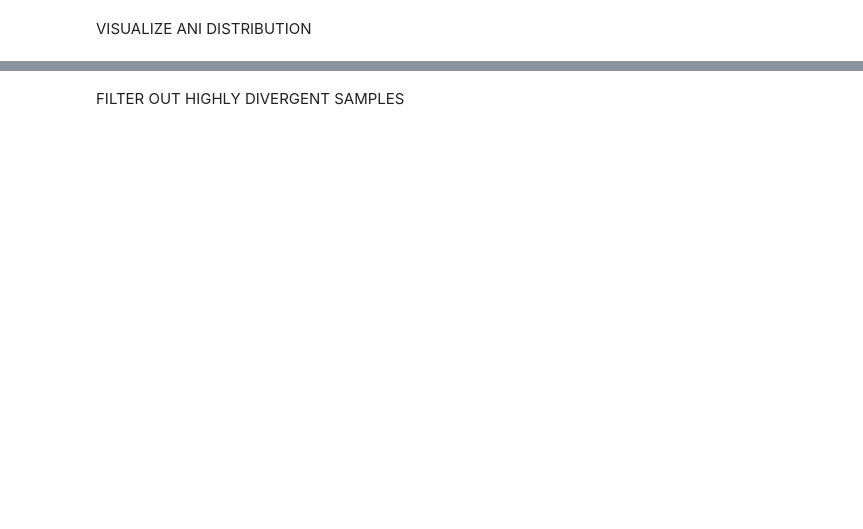
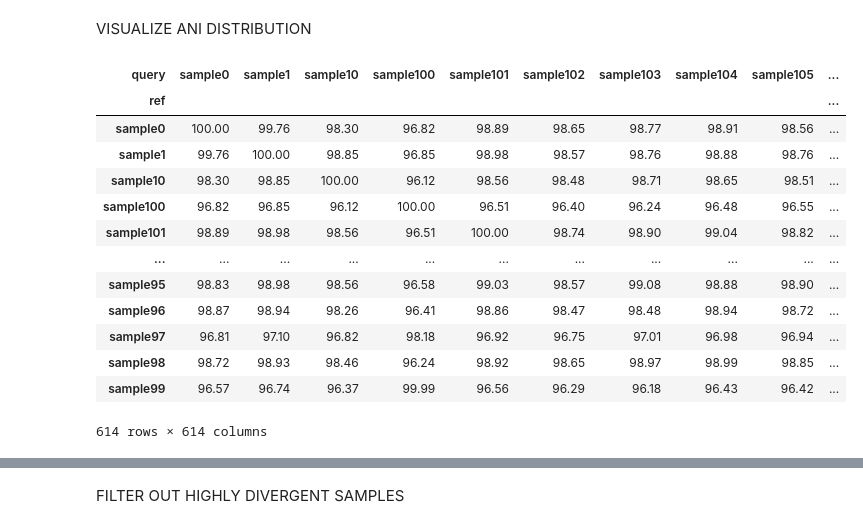
Before and after one commit to annaliese8/PopGenStats_Project, a Jupyter notebook: strain_level_clustering.ipynb, the cells around one changed output, grey strips where cells are left out. Cells and saved outputs as stored; diff of their text form; code cells hidden in the pictures; blank space fills up the shorter version.

```diff
--- a/strain_level_clustering.ipynb
+++ b/strain_level_clustering.ipynb
@@ -131,5 +131,22 @@ new_skani_matrix
 # %% [markdown]
 VISUALIZE ANI DISTRIBUTION
+# %%
+new_skani_matrix
+# %% [output]
+| query | sample0 | sample1 | sample10 | sample100 | sample101 | sample102 | sample103 | sample104 | sample105 | ... |
+| ref |  |  |  |  |  |  |  |  |  | ... |
+| sample0 | 100.00 | 99.76 | 98.30 | 96.82 | 98.89 | 98.65 | 98.77 | 98.91 | 98.56 | ... |
+| sample1 | 99.76 | 100.00 | 98.85 | 96.85 | 98.98 | 98.57 | 98.76 | 98.88 | 98.76 | ... |
+| sample10 | 98.30 | 98.85 | 100.00 | 96.12 | 98.56 | 98.48 | 98.71 | 98.65 | 98.51 | ... |
+| sample100 | 96.82 | 96.85 | 96.12 | 100.00 | 96.51 | 96.40 | 96.24 | 96.48 | 96.55 | ... |
+| sample101 | 98.89 | 98.98 | 98.56 | 96.51 | 100.00 | 98.74 | 98.90 | 99.04 | 98.82 | ... |
+| ... | ... | ... | ... | ... | ... | ... | ... | ... | ... | ... |
+| sample95 | 98.83 | 98.98 | 98.56 | 96.58 | 99.03 | 98.57 | 99.08 | 98.88 | 98.90 | ... |
+| sample96 | 98.87 | 98.94 | 98.26 | 96.41 | 98.86 | 98.47 | 98.48 | 98.94 | 98.72 | ... |
+| sample97 | 96.81 | 97.10 | 96.82 | 98.18 | 96.92 | 96.75 | 97.01 | 96.98 | 96.94 | ... |
+| sample98 | 98.72 | 98.93 | 98.46 | 96.24 | 98.92 | 98.65 | 98.97 | 98.99 | 98.85 | ... |
+| sample99 | 96.57 | 96.74 | 96.37 | 99.99 | 96.56 | 96.29 | 96.18 | 96.43 | 96.42 | ... |
+614 rows × 614 columns
 # %%
 sns.heatmap(new_skani_matrix)
 # %% [output]
```
Also changed, not shown: parts of 21 cells of this notebook.
